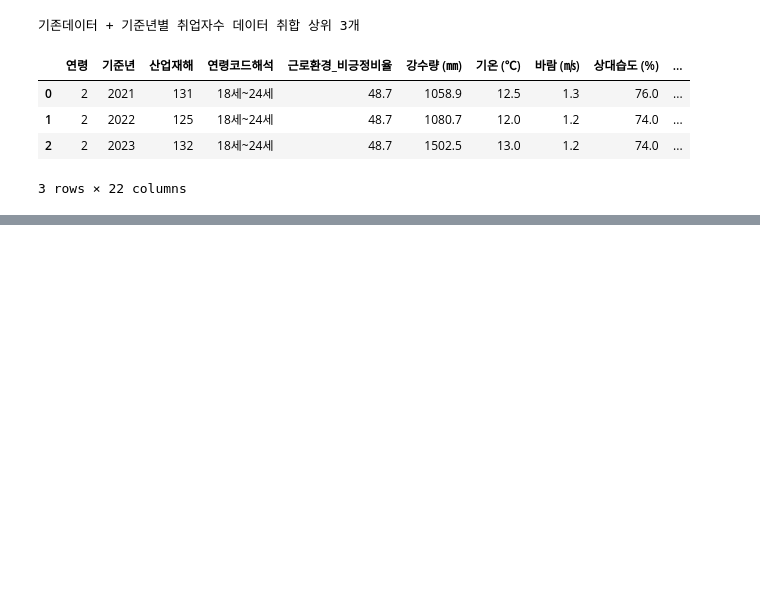
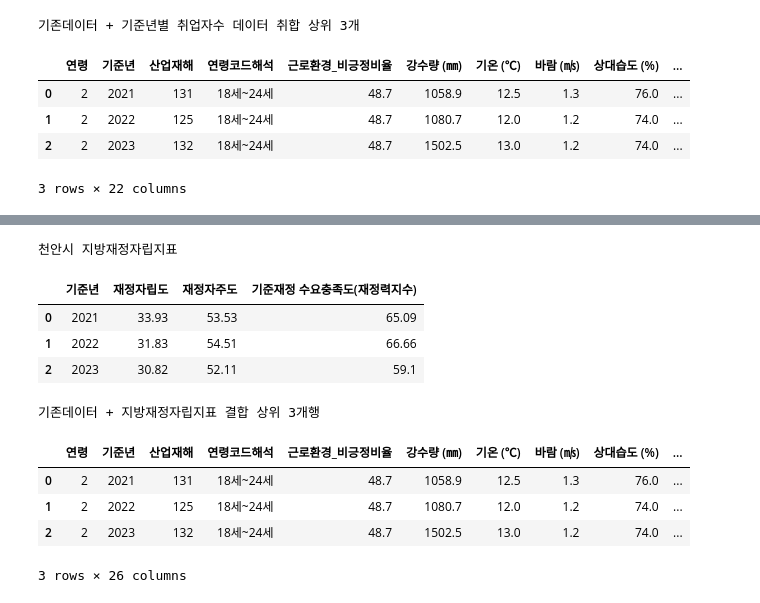
Before and after one commit to starpilpython/cheonan_data_contest, a Jupyter notebook: 분석보고서.ipynb, the cells around one changed output, grey strips where cells are left out. Cells and saved outputs as stored; diff of their text form; code cells hidden in the pictures; blank space fills up the shorter version.

```diff
--- a/분석보고서.ipynb
+++ b/분석보고서.ipynb
@@ -429,0 +442,26 @@ cheonan_oa_df_final
+# %%
+tax_independ = pd.read_csv(r'1. 기초자료\입력변수\천안시_지방재정자립지표.csv')
+tax_independ = tax_independ.T
+tax_independ.columns = tax_independ.iloc[0]
+tax_independ = tax_independ.iloc[2:]
+tax_independ = tax_independ.reset_index(names='기준년')
+tax_independ.columns = ['기준년', '재정자립도', '재정자주도', '기준재정 수요충족도(재정력지수)']
+tax_independ['기준년'] = tax_independ['기준년'].astype(int)
+print('천안시 지방재정자립지표')
+display(tax_independ)
+print()
+print('기존데이터 + 지방재정자립지표 결합 상위 3개행')
+cheonan_oa_df_final = pd.merge(cheonan_oa_df_final,tax_independ,on='기준년',how='left')
+display(cheonan_oa_df_final.head(3))
+# %% [output]
+천안시 지방재정자립지표
+|  | 기준년 | 재정자립도 | 재정자주도 | 기준재정 수요충족도(재정력지수) |
+| 0 | 2021 | 33.93 | 53.53 | 65.09 |
+| 1 | 2022 | 31.83 | 54.51 | 66.66 |
+| 2 | 2023 | 30.82 | 52.11 | 59.1 |
+기존데이터 + 지방재정자립지표 결합 상위 3개행
+|  | 연령 | 기준년 | 산업재해 | 연령코드해석 | 근로환경_비긍정비율 | 강수량 (㎜) | 기온 (℃) | 바람 (㎧) | 상대습도 (%) | ... |
+| 0 | 2 | 2021 | 131 | 18세~24세 | 48.7 | 1058.9 | 12.5 | 1.3 | 76.0 | ... |
+| 1 | 2 | 2022 | 125 | 18세~24세 | 48.7 | 1080.7 | 12.0 | 1.2 | 74.0 | ... |
+| 2 | 2 | 2023 | 132 | 18세~24세 | 48.7 | 1502.5 | 13.0 | 1.2 | 74.0 | ... |
+3 rows × 26 columns
```
Also changed, not shown: parts of 16 cells of this notebook.
